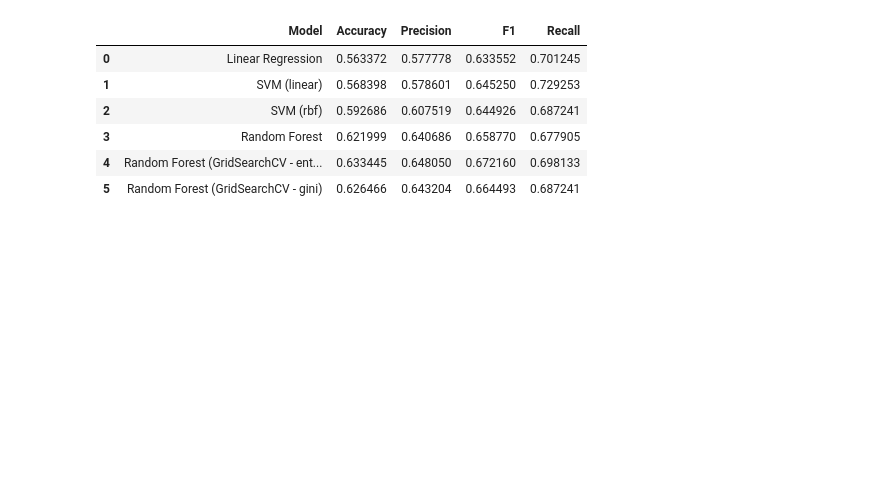
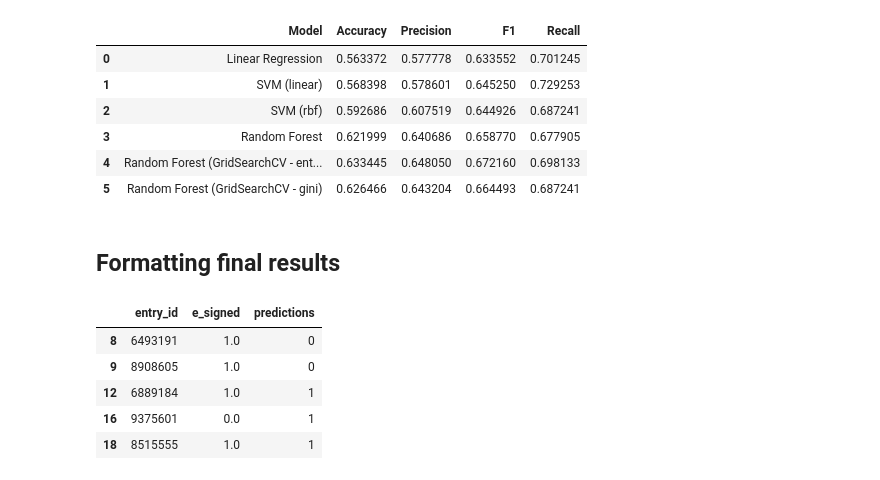
Before and after one commit to DGV1995/Curso-Practical-Machine-Learning, a Jupyter notebook: Notebooks/Predicting the likelihood of a loan.ipynb, the cells around one changed output. Drawn from its saved outputs; the diff is of its cells as text; code cells hidden in the pictures; blank space fills up the shorter version.

```diff
--- a/Notebooks/Predicting the likelihood of a loan.ipynb
+++ b/Notebooks/Predicting the likelihood of a loan.ipynb
@@ -569,3 +562,16 @@ results
 | 3 | Random Forest | 0.621999 | 0.640686 | 0.658770 | 0.677905 |
 | 4 | Random Forest (GridSearchCV - ent... | 0.633445 | 0.648050 | 0.672160 | 0.698133 |
 | 5 | Random Forest (GridSearchCV - gini) | 0.626466 | 0.643204 | 0.664493 | 0.687241 |
+# %% [markdown]
+## Formatting final results
+# %%
+final_results = pd.concat([users, y_test], axis=1).dropna()
+final_results["predictions"] = y_pred
+final_results.head()
+# %% [output]
+|  | entry_id | e_signed | predictions |
+| 8 | 6493191 | 1.0 | 0 |
+| 9 | 8908605 | 1.0 | 0 |
+| 12 | 6889184 | 1.0 | 1 |
+| 16 | 9375601 | 0.0 | 1 |
+| 18 | 8515555 | 1.0 | 1 |
```
Also changed, not shown: parts of 1 cell of this notebook.
